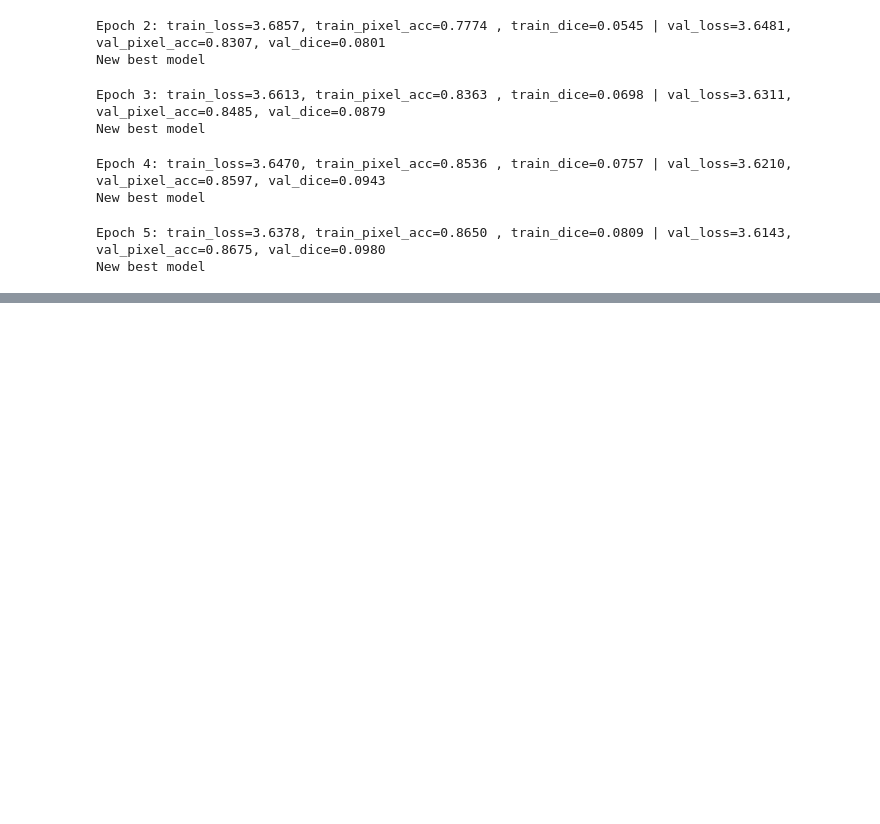
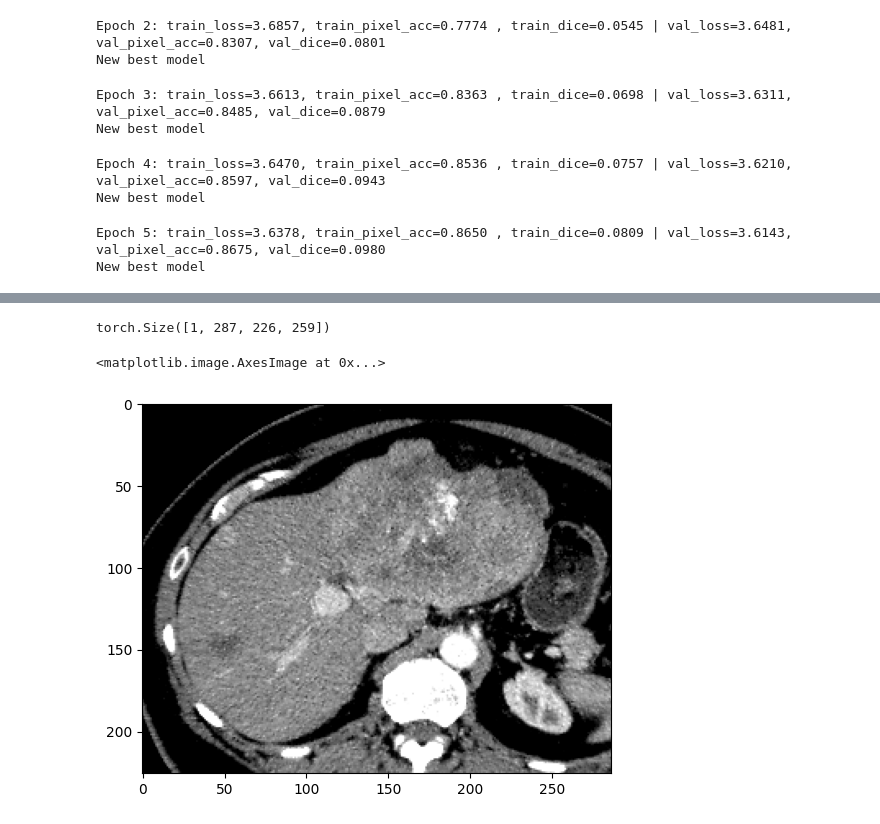
Before and after one commit to ljestaciocerquin/contrast_phase, a Jupyter notebook: Segmentation/segmentation.ipynb, the cells around one changed output, grey strips where cells are left out. Drawn from its saved outputs; the diff is of its cells as text; code cells hidden in the pictures; blank space fills up the shorter version.

```diff
--- a/Segmentation/segmentation.ipynb
+++ b/Segmentation/segmentation.ipynb
@@ -965,0 +968,3 @@ New best model
+# %%
+data = pd.read_csv("/projects/net_contrast_classification/contrast_phase/Preprocessing/Diffusion_data/full_pairs.csv")
+data
@@ -965,0 +995,4 @@ New best model
+# %%
+sample_path = data.iloc[2068, -1]
+scan = torch.load(sample_path)
+scan
@@ -965,0 +1017,10 @@ New best model
+# %%
+scan["arterial_image"].shape
+# %% [output]
+torch.Size([1, 287, 226, 259])
+# %%
+img = scan["arterial_image"][0]
+plt.imshow(np.rot90(img[:, :, 150]), cmap="gray")
+# %% [output]
+<matplotlib.image.AxesImage at 0x...>
+[figure, added]
```
Also changed, not shown: parts of 11 cells of this notebook, 6 other files.
